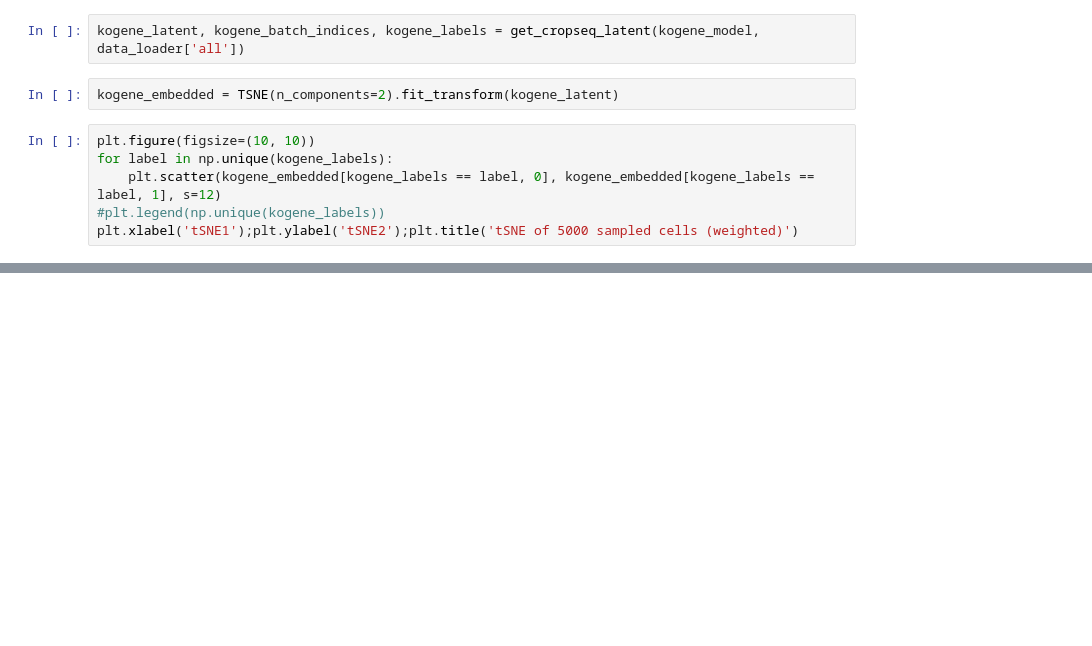
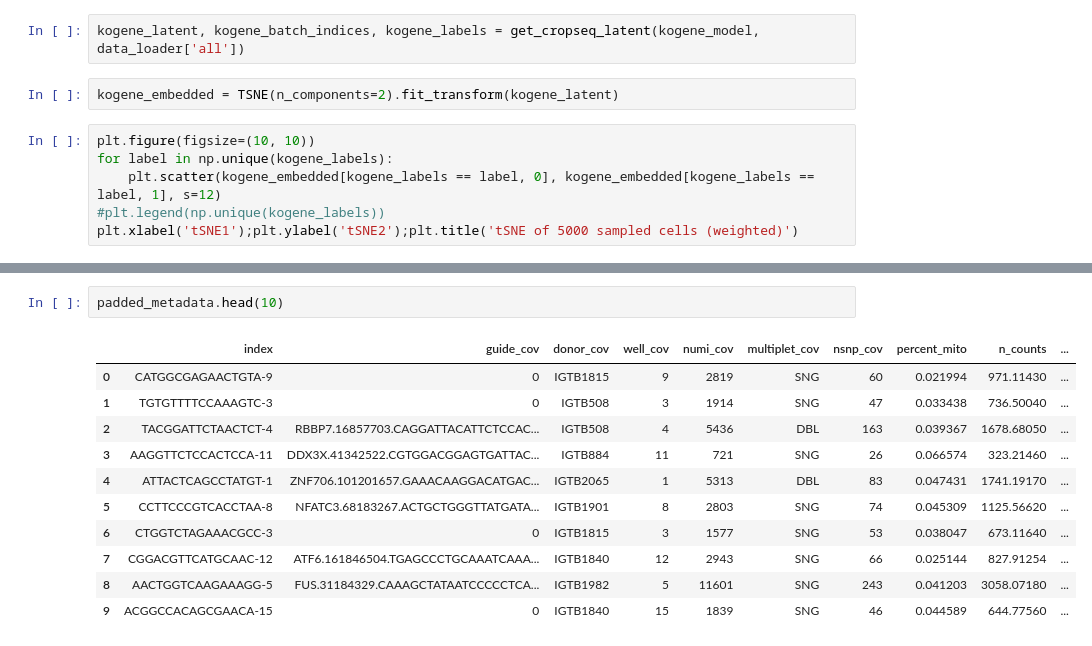
Before and after one commit to mincheoly/scVI-extensions, a Jupyter notebook: notebooks/visualization.ipynb, the cells around one changed output, grey strips where cells are left out. Cells and saved outputs as stored; diff of their text form; blank space fills up the shorter version.

```diff
--- a/notebooks/visualization.ipynb
+++ b/notebooks/visualization.ipynb
@@ -175,0 +220,14 @@ plt.xlabel('tSNE1');plt.ylabel('tSNE2');plt.title('tSNE of 5000 sampled cells (w
+# %%
+padded_metadata.head(10)
+# %% [output]
+|  | index | guide_cov | donor_cov | well_cov | numi_cov | multiplet_cov | nsnp_cov | percent_mito | n_counts | ... |
+| 0 | CATGGCGAGAACTGTA-9 | 0 | IGTB1815 | 9 | 2819 | SNG | 60 | 0.021994 | 971.11430 | ... |
+| 1 | TGTGTTTTCCAAAGTC-3 | 0 | IGTB508 | 3 | 1914 | SNG | 47 | 0.033438 | 736.50040 | ... |
+| 2 | TACGGATTCTAACTCT-4 | RBBP7.16857703.CAGGATTACATTCTCCAC... | IGTB508 | 4 | 5436 | DBL | 163 | 0.039367 | 1678.68050 | ... |
+| 3 | AAGGTTCTCCACTCCA-11 | DDX3X.41342522.CGTGGACGGAGTGATTAC... | IGTB884 | 11 | 721 | SNG | 26 | 0.066574 | 323.21460 | ... |
+| 4 | ATTACTCAGCCTATGT-1 | ZNF706.101201657.GAAACAAGGACATGAC... | IGTB2065 | 1 | 5313 | DBL | 83 | 0.047431 | 1741.19170 | ... |
+| 5 | CCTTCCCGTCACCTAA-8 | NFATC3.68183267.ACTGCTGGGTTATGATA... | IGTB1901 | 8 | 2803 | SNG | 74 | 0.045309 | 1125.56620 | ... |
+| 6 | CTGGTCTAGAAACGCC-3 | 0 | IGTB1815 | 3 | 1577 | SNG | 53 | 0.038047 | 673.11640 | ... |
+| 7 | CGGACGTTCATGCAAC-12 | ATF6.161846504.TGAGCCCTGCAAATCAAA... | IGTB1840 | 12 | 2943 | SNG | 66 | 0.025144 | 827.91254 | ... |
+| 8 | AACTGGTCAAGAAAGG-5 | FUS.31184329.CAAAGCTATAATCCCCCTCA... | IGTB1982 | 5 | 11601 | SNG | 243 | 0.041203 | 3058.07180 | ... |
+| 9 | ACGGCCACAGCGAACA-15 | 0 | IGTB1840 | 15 | 1839 | SNG | 46 | 0.044589 | 644.77560 | ... |
```
Also changed, not shown: parts of 11 cells of this notebook, 1 other file.
